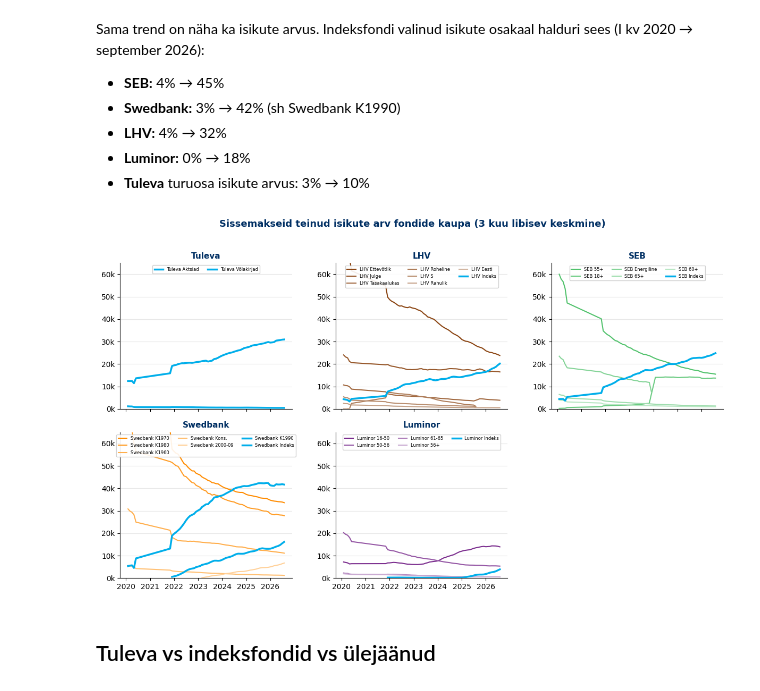
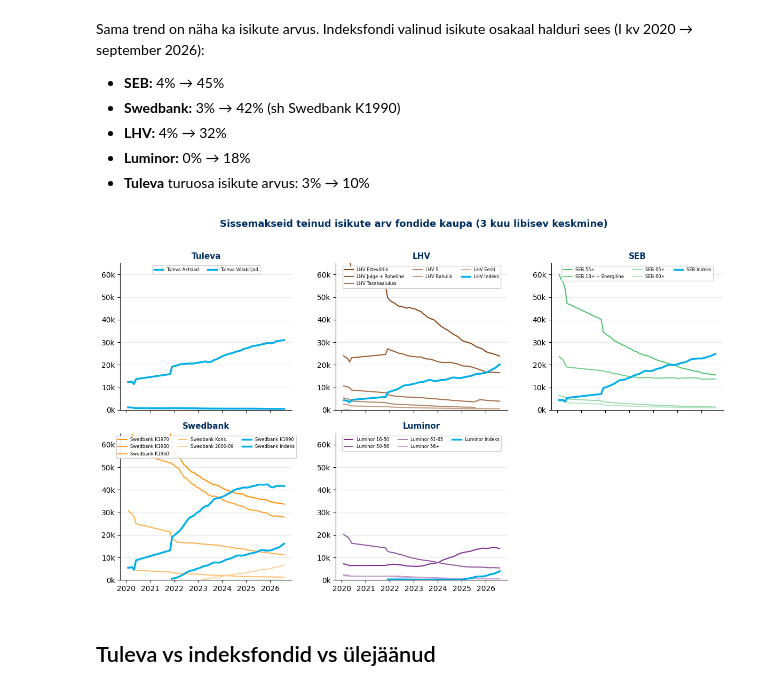
Before and after one commit to TulevaEE/reporting-engine, a Jupyter notebook: reports/adhoc/ii_pillar_contributions.ipynb, the cells around one changed output. Saved outputs shown, nothing was run; the diff lists cells and outputs as text; code cells hidden in the pictures.

```diff
--- a/reports/adhoc/ii_pillar_contributions.ipynb
+++ b/reports/adhoc/ii_pillar_contributions.ipynb
@@ -31,6 +31,8 @@ print("Setup complete")
 # %% [output]
 Setup complete
 # %%
+# Funds merged into another share a 'short' name, so charts show them as one line:
+# LHV Roheline -> LHV Julge (2025-09), SEB Energiline -> SEB 18+ (2024-01).
 FUNDS = {
     # Tuleva
     'EE3600109435': {'name': 'Tuleva Maailma Aktsiate Pensionifond', 'short': 'Tuleva Aktsiad', 'manager': 'Tuleva', 'category': 'index'},
@@ -38,19 +40,19 @@ FUNDS = {
     # LHV
     'EE3600019832': {'name': 'LHV Pensionifond Ettevõtlik',  'short': 'LHV Ettevõtlik',  'manager': 'LHV', 'category': 'active'},
     'EE3600109401': {'name': 'LHV Pensionifond Indeks',      'short': 'LHV Indeks',      'manager': 'LHV', 'category': 'index'},
-    'EE3600019766': {'name': 'LHV Pensionifond Julge',       'short': 'LHV Julge',       'manager': 'LHV', 'category': 'active'},
+    'EE3600019766': {'name': 'LHV Pensionifond Julge',       'short': 'LHV Julge + Roheline', 'manager': 'LHV', 'category': 'active'},
     'EE3600019782': {'name': 'LHV Pensionifond Rahulik',     'short': 'LHV Rahulik',     'manager': 'LHV', 'category': 'conservative'},
     'EE3600019774': {'name': 'LHV Pensionifond Tasakaalukas', 'short': 'LHV Tasakaalukas', 'manager': 'LHV', 'category': 'active'},
     'EE3600109476': {'name': 'LHV Pensionifond Eesti',       'short': 'LHV Eesti',       'manager': 'LHV', 'category': 'active'},      # discontinued 2020-08
     'EE3600019824': {'name': 'LHV Pensionifond S',           'short': 'LHV S',           'manager': 'LHV', 'category': 'active'},      # discontinued 2025-09
-    'EE3600001723': {'name': 'LHV Pensionifond Roheline',    'short': 'LHV Roheline',    'manager': 'LHV', 'category': 'active'},      # discontinued 2025-09
+    'EE3600001723': {'name': 'LHV Pensionifond Roheline',    'short': 'LHV Julge + Roheline', 'manager': 'LHV', 'category': 'active'},      # discontinued 2025-09
     # SEB
-    'EE3600001699': {'name': 'SEB pensionifond 18+',    'short': 'SEB 18+',    'manager': 'SEB', 'category': 'active'},
+    'EE3600001699': {'name': 'SEB pensionifond 18+',    'short': 'SEB 18+ + Energiline', 'manager': 'SEB', 'category': 'active'},
     'EE3600019725': {'name': 'SEB pensionifond 55+',    'short': 'SEB 55+',    'manager': 'SEB', 'category': 'active'},
     'EE3600098612': {'name': 'SEB pensionifond 60+',    'short': 'SEB 60+',    'manager': 'SEB', 'category': 'mixed'},
     'EE3600019717': {'name': 'SEB pensionifond 65+',    'short': 'SEB 65+',    'manager': 'SEB', 'category': 'conservative'},
     'EE3600109427': {'name': 'SEB pensionifond indeks', 'short': 'SEB Indeks', 'manager': 'SEB', 'category': 'index'},
-    'EE3600103297': {'name': 'SEB Energiline Pensionifond', 'short': 'SEB Energiline', 'manager': 'SEB', 'category': 'active'},  # discontinued 2024-01
+    'EE3600103297': {'name': 'SEB Energiline Pensionifond', 'short': 'SEB 18+ + Energiline', 'manager': 'SEB', 'category': 'active'},  # discontinued 2024-01
     # Swedbank
     'EE3600001814': {'name': 'Swedbank Pensionifond Indeks',                      'short': 'Swedbank Indeks',  'manager': 'Swedbank', 'category': 'index'},
     'EE3600019741': {'name': 'Swedbanki pensionifond 1960-69 sündinutele',        'short': 'Swedbank K1960',   'manager': 'Swedbank', 'category': 'mixed'},
@@ -223,12 +225,12 @@ for idx, manager in enumerate(MANAGER_ORDER):
     other_colors = get_fund_colors(manager, max(len(other_funds), 1))
 
     for i, fund in enumerate(other_funds):
-        fdf = mdf_mgr[mdf_mgr['short'] == fund].sort_values('period_start')
+        fdf = mdf_mgr[mdf_mgr['short'] == fund].groupby('period_start', as_index=False)['amount'].sum()
         smoothed = fdf['amount'].rolling(ROLLING_WINDOW, center=True).mean()
         ax.plot(fdf['period_start'], smoothed / 1e6, label=fund, color=other_colors[i], linewidth=1.5)
 
     for fund in index_funds:
-        fdf = mdf_mgr[mdf_mgr['short'] == fund].sort_values('period_start')
+        fdf = mdf_mgr[mdf_mgr['short'] == fund].groupby('period_start', as_index=False)['amount'].sum()
         smoothed = fdf['amount'].rolling(ROLLING_WINDOW, center=True).mean()
         ax.plot(fdf['period_start'], smoothed / 1e6, label=fund, color=INDEX_HIGHLIGHT, linewidth=2.5)
 
@@ -265,36 +267,36 @@ for idx, manager in enumerate(MANAGER_ORDER):
     mdf_mgr = df[df['manager'] == manager].copy()
     funds = mdf_mgr.groupby('short')['individuals'].sum().sort_values(ascending=False).index.tolist()
 
     # Split into index and non-index funds
     index_funds = [f for f in funds if mdf_mgr[mdf_mgr['short'] == f]['category'].iloc[0] in ('index', 'bond')]
     other_funds = [f for f in funds if f not in index_funds]
     other_colors = get_fund_colors(manager, max(len(other_funds), 1))
 
     for i, fund in enumerate(other_funds):
-        fdf = mdf_mgr[mdf_mgr['short'] == fund].sort_values('period_start')
+        fdf = mdf_mgr[mdf_mgr['short'] == fund].groupby('period_start', as_index=False)['individuals'].sum()
         smoothed = fdf['individuals'].rolling(ROLLING_WINDOW, center=True).mean()
         ax.plot(fdf['period_start'], smoothed / 1000, label=fund, color=other_colors[i], linewidth=1.5)
 
     for fund in index_funds:
-        fdf = mdf_mgr[mdf_mgr['short'] == fund].sort_values('period_start')
+        fdf = mdf_mgr[mdf_mgr['short'] == fund].groupby('period_start', as_index=False)['individuals'].sum()
         smoothed = fdf['individuals'].rolling(ROLLING_WINDOW, center=True).mean()
         ax.plot(fdf['period_start'], smoothed / 1000, label=fund, color=INDEX_HIGHLIGHT, linewidth=2.5)
 
     ax.set_title(manager, fontsize=11, fontweight='bold', color=TULEVA_NAVY)
     ax.set_ylim(0, Y_MAX_IND)
     ax.yaxis.set_major_formatter(mticker.FuncFormatter(lambda x, p: f'{x:.0f}k'))
     ax.xaxis.set_major_locator(plt.matplotlib.dates.YearLocator())
     ax.xaxis.set_major_formatter(plt.matplotlib.dates.DateFormatter('%Y'))
     ax.grid(axis='y', alpha=0.3)
     ax.legend(fontsize=6, loc='upper center', framealpha=0.9, ncol=3)
 
 axes_flat[5].set_visible(False)
 
 fig.suptitle('Sissemakseid teinud isikute arv fondide kaupa (3 kuu libisev keskmine)', fontsize=13, fontweight='bold', color=TULEVA_NAVY, y=1.02)
 fig.tight_layout()
 plt.show()
 # %% [output]
-[figure, old version]
+[figure, new version]
 # %% [markdown]
 ## Tuleva vs indeksfondid vs ülejäänud
 # %%
```
Also changed, not shown: parts of 1 cell of this notebook, 2 other files.
